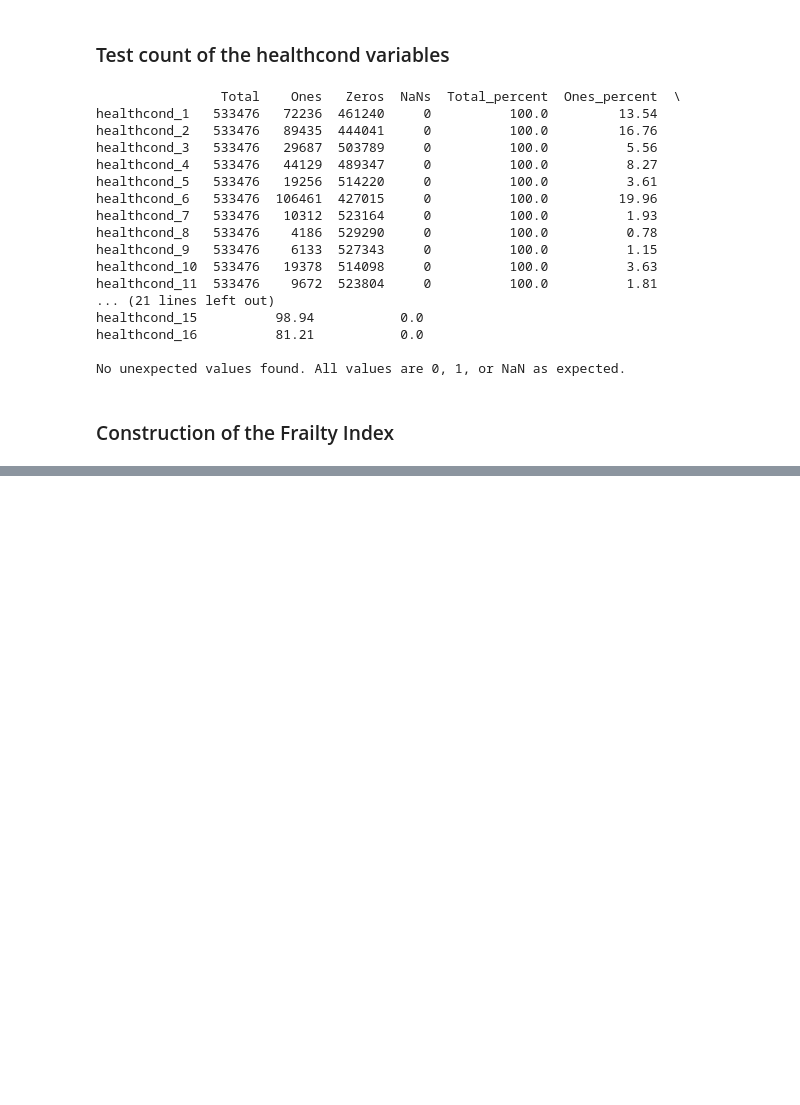
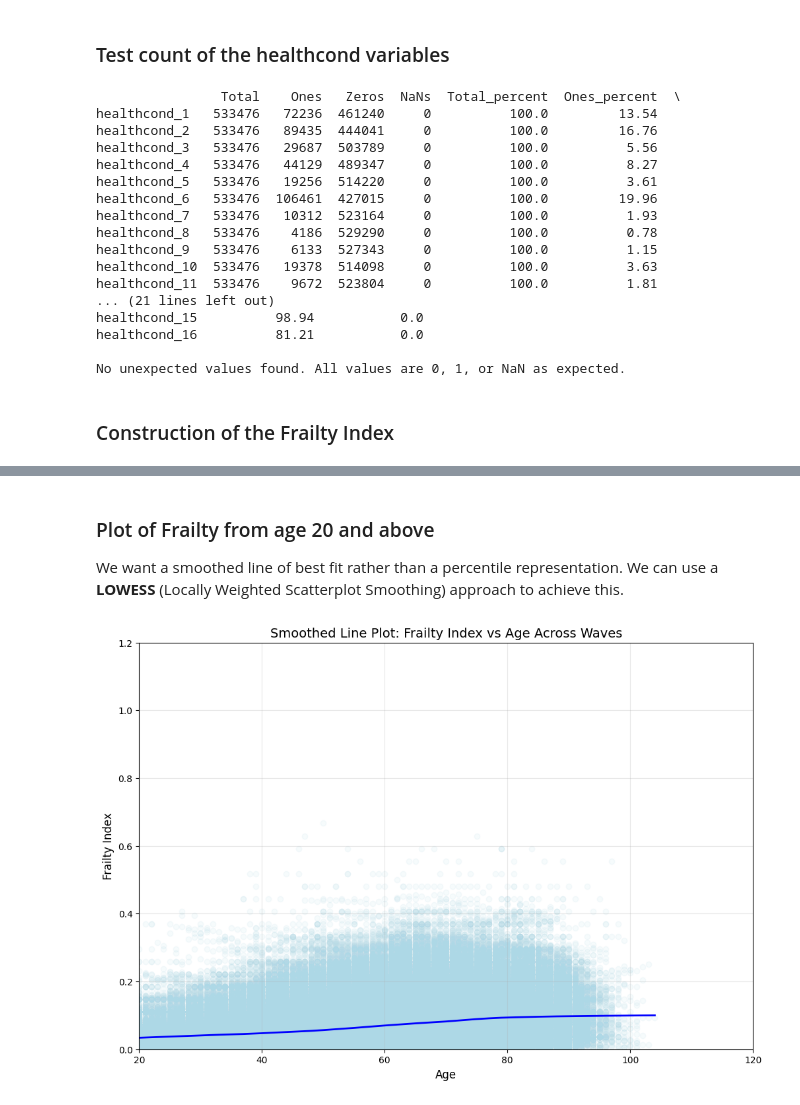
Before and after one commit to GJQu/EssexDissertation, a Jupyter notebook: frailty_july.ipynb, the cells around one changed output, grey strips where cells are left out. Saved outputs shown, nothing was run; the diff lists cells and outputs as text; code cells hidden in the pictures; blank space fills up the shorter version.

```diff
--- a/frailty_july.ipynb
+++ b/frailty_july.ipynb
@@ -265,0 +277,71 @@ print(frailty_summary)
+# %% [markdown]
+### Plot of Frailty from age 20 and above
+We want a smoothed line of best fit rather than a percentile representation. We can use a **LOWESS** (Locally Weighted Scatterplot Smoothing) approach to achieve this.
+# %%
+import pandas as pd
+import numpy as np
+import matplotlib.pyplot as plt
+from statsmodels.nonparametric.smoothers_lowess import lowess
+
+# Load the data
+df = pd.read_csv('/Users/gavinqu/Desktop/School/Dissertation/EssexDissertation/Data/ukhls_with_frailty.csv')
+
+# Define waves
+waves = 'abcdefghijklm'
+
+# Melt the dataframe to long format
+id_vars = ['pidp']
+age_vars = [f'{w}_age_dv' for w in waves]
+frailty_vars = [f'{w}_frailty' for w in waves]
+
+df_long = pd.melt(df, id_vars=id_vars,
+                  value_vars=age_vars + frailty_vars,
+                  var_name='variable', value_name='value')
+
+# Split the 'variable' column into 'wave' and 'measure'
+df_long[['wave', 'measure']] = df_long['variable'].str.split('_', n=1, expand=True)
+
+# Pivot to wide format
+df_wide = df_long.pivot_table(index=['pidp', 'wave'], columns='measure', values='value').reset_index()
+
+# Rename columns
+df_wide.columns.name = None
+df_wide = df_wide.rename(columns={'age_dv': 'age', 'frailty': 'frailty_score'})
+
+# Filter out NaN frailty scores, and ages below 20 or above 120
+df_filtered = df_wide[(df_wide['frailty_score'] >+ 0) &
+                      (df_wide['frailty_score'].notna()) &
+                      (df_wide['age'] >= 20) &
+                      (df_wide['age'] <= 120)]
+
+# Perform LOWESS smoothing
+smoothed = lowess(df_filtered['frailty_score'], df_filtered['age'], frac=0.15)
+
+# Create the plot
+plt.figure(figsize=(12, 8))
+plt.scatter(df_filtered['age'], df_filtered['frailty_score'], alpha=0.1, color='lightblue')
+plt.plot(smoothed[:, 0], smoothed[:, 1], color='blue', linewidth=2)
+
+plt.xlabel('Age', fontsize=12)
+plt.ylabel('Frailty Index', fontsize=12)
+plt.title('Smoothed Line Plot: Frailty Index vs Age Across Waves', fontsize=14)
+plt.grid(True, alpha=0.3)
+
+# Set axis limits
+plt.xlim(20, 120)
+plt.ylim(0, 1.2)
+
+# Show the plot
+plt.show()
+
+print("Plot displayed")
+
+# Print some summary statistics
+print("\nSummary Statistics:")
+print(df_filtered['frailty_score'].describe())
+print("\nNumber of observations used in the plot:", len(df_filtered))
+print("\nNumber of observations with frailty score 1:", (df_filtered['frailty_score'] == 1).sum())
+print("\nAge range:")
+print(df_filtered['age'].describe())
+# %% [output]
+[figure, added]
```
Also changed, not shown: parts of 3 cells of this notebook.
